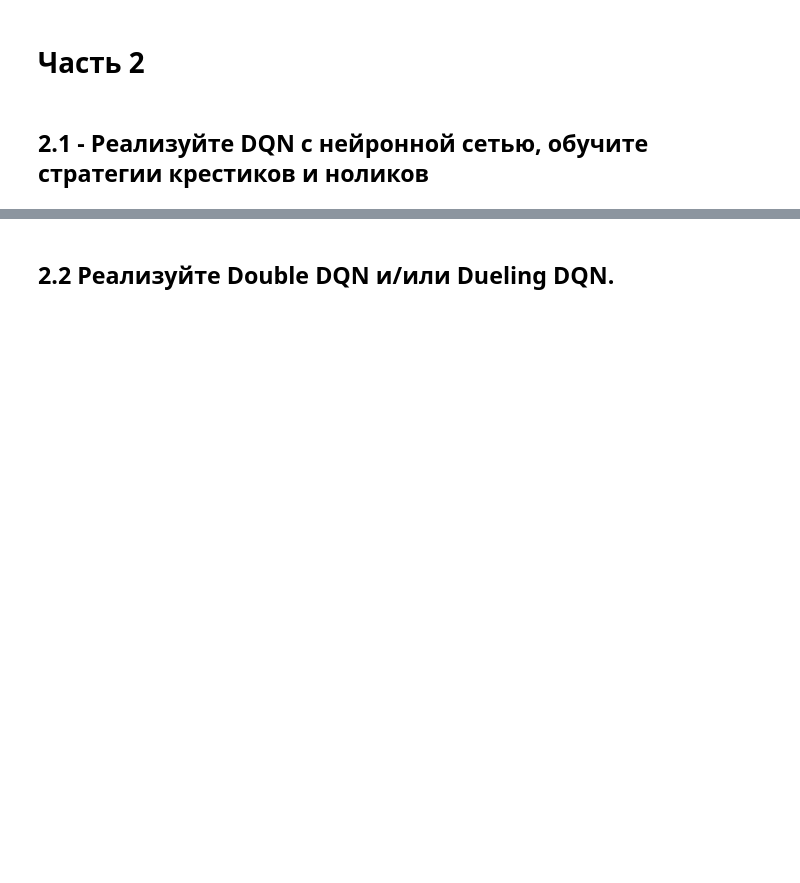
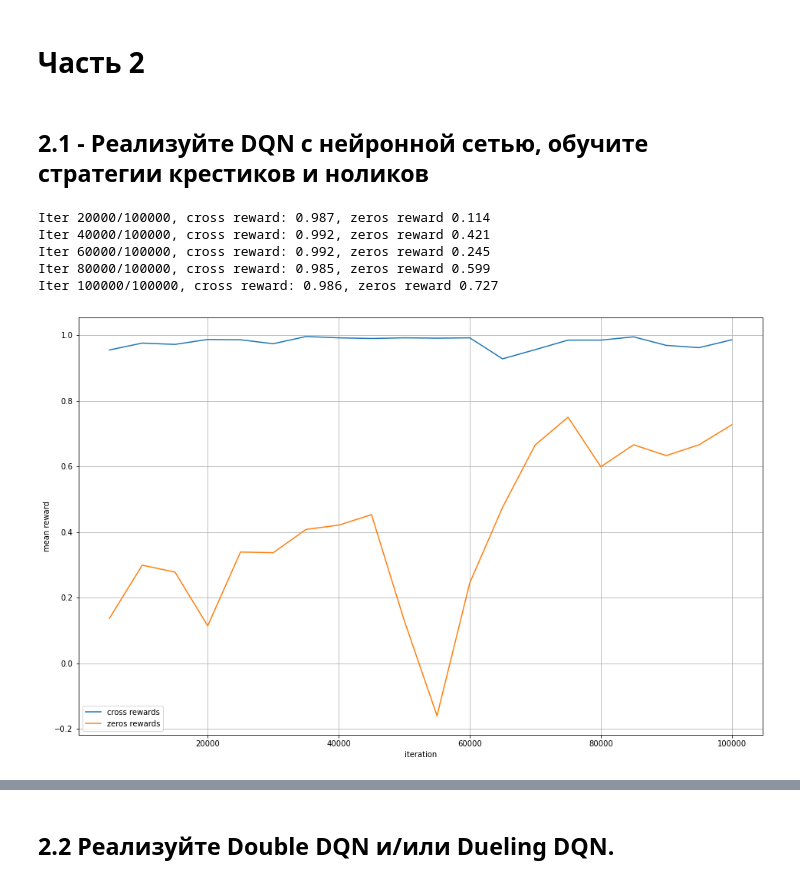
Before and after one commit to IMDxD/made_rl, a Jupyter notebook: hw2/hw2.ipynb, the cells around one changed output, grey strips where cells are left out. Drawn from its saved outputs; the diff is of its cells as text; code cells hidden in the pictures; blank space fills up the shorter version.

```diff
--- a/hw2/hw2.ipynb
+++ b/hw2/hw2.ipynb
@@ -415,10 +414,8 @@ class QModel(nn.Module):
         super().__init__()
         self.fc = nn.Sequential(
             nn.Conv2d(1, 16, kernel_size=(3, 3), padding=(1, 1)),
-            nn.BatchNorm2d(16),
             nn.ReLU(),
             nn.Conv2d(16, 32, kernel_size=(3, 3), padding=(1, 1)),
-            nn.BatchNorm2d(32),
             nn.ReLU(),
             nn.Conv2d(32, 16, kernel_size=(3, 3), padding=(1, 1)),
         )
@@ -436,9 +433,7 @@ class QModel(nn.Module):
 # %%
 class ExpirienceReplay(deque):
     def sample(self, size):
-        p = np.array([abs(v[-2]) + 0.1 for v in self])
-        p = p / p.sum()
-        batch = random.choices(self, weights=p, k=size)
+        batch = random.choices(self, k=size)
         return list(zip(*batch))
 # %%
 class AgentDQN:
@@ -523,21 +518,28 @@ class AgentDQN:
 # %%
 N_ROWS, N_COLS, N_WINS = 3, 3, 3
 
 env = TicTacToe(N_ROWS, N_COLS, N_WINS)
 agent_cross = AgentDQN(N_ROWS * N_COLS, device="cuda")
 agent_zeros = AgentDQN(N_ROWS * N_COLS, device="cuda")
-env = Trainer(env, agent_cross, agent_zeros)
-env.train(50_000)
+trainer = Trainer(env, agent_cross, agent_zeros)
+iterations, rewards_cross, rewards_zeros = trainer.train(100_000)
 
 fig, ax = plt.subplots()
 fig.set_figheight(10)
 fig.set_figwidth(16)
-ax.plot(rewards_cross, label="cross rewards")
-ax.plot(rewards_zeros, label="cross rewards")
-ax.set_xlabel("evaluation round")
+ax.plot(iterations, rewards_cross, label="cross rewards")
+ax.plot(iterations, rewards_zeros, label="zeros rewards")
+ax.set_xlabel("iteration")
 ax.set_ylabel("mean reward")
 ax.legend()
 ax.grid(True)
+# %% [output]
+Iter 20000/100000, cross reward: 0.987, zeros reward 0.114
+Iter 40000/100000, cross reward: 0.992, zeros reward 0.421
+Iter 60000/100000, cross reward: 0.992, zeros reward 0.245
+Iter 80000/100000, cross reward: 0.985, zeros reward 0.599
+Iter 100000/100000, cross reward: 0.986, zeros reward 0.727
+[figure, added]
 # %%
 N_ROWS, N_COLS, N_WINS = 4, 4, 4
 
```
Also changed, not shown: parts of 19 cells of this notebook, 1 other file.
